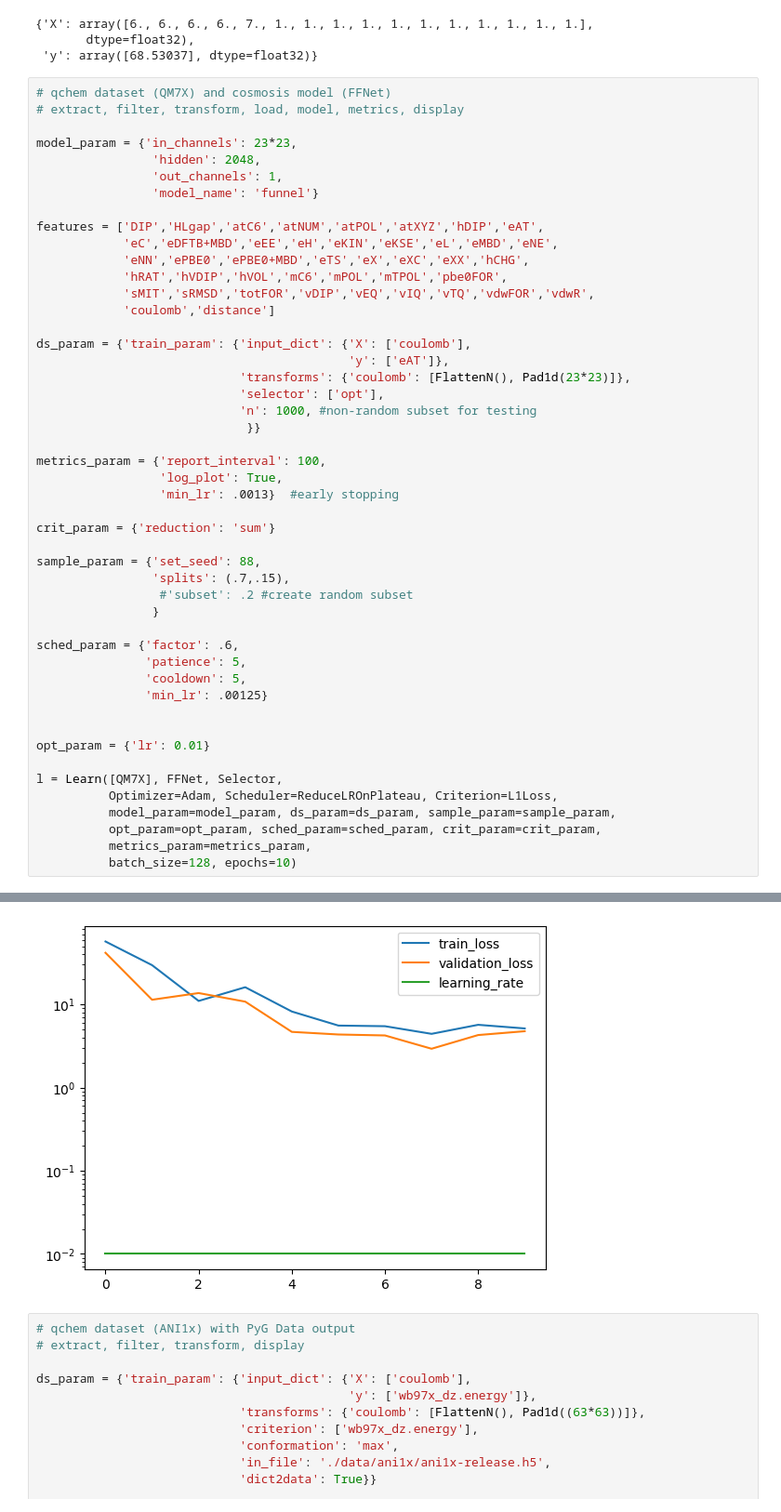
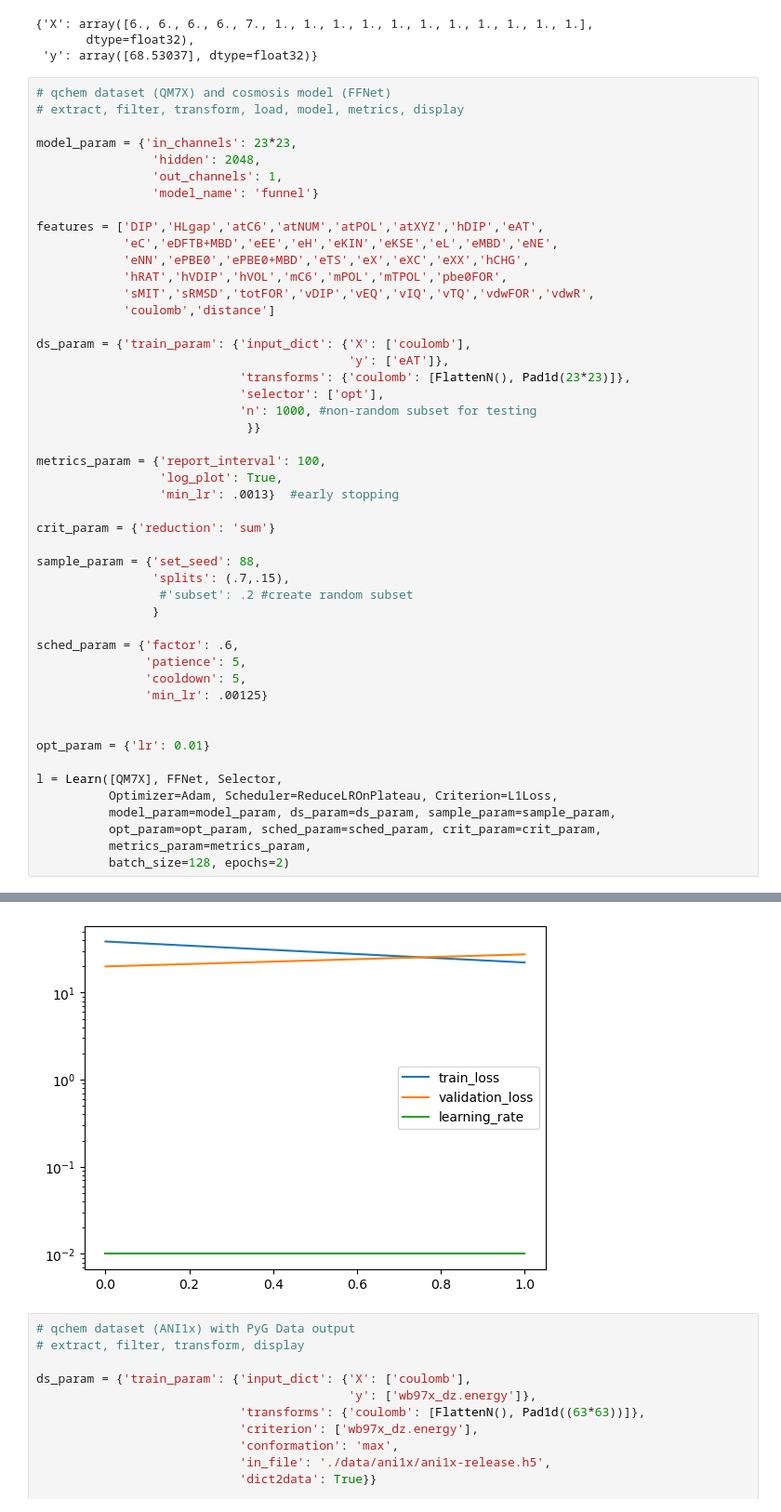
Before and after one commit to icanswim/qchem, a Jupyter notebook: experiment.ipynb, the cells around one changed output, grey strips where cells are left out. Shown at 93% size. Drawn from its saved outputs; the diff is of its cells as text.

```diff
--- a/experiment.ipynb
+++ b/experiment.ipynb
@@ -1134,7 +1150,7 @@ l = Learn([QM7X], FFNet, Selector,
           model_param=model_param, ds_param=ds_param, sample_param=sample_param,
           opt_param=opt_param, sched_param=sched_param, crit_param=crit_param,
           metrics_param=metrics_param,
-          batch_size=128, epochs=10)
+          batch_size=128, epochs=2)
 # %% [output]
 mapping...  <HDF5 file "1000.hdf5" (mode r)>
 mapping...  <HDF5 file "2000.hdf5" (mode r)>
@@ -1156,4 +1172,4 @@ last 5 predictions:
-[figure, old version]
+[figure, new version]
 # %%
 # qchem dataset (ANI1x) with PyG Data output
 # extract, filter, transform, display
```
Also changed, not shown: parts of 16 cells of this notebook, 5 other files.
